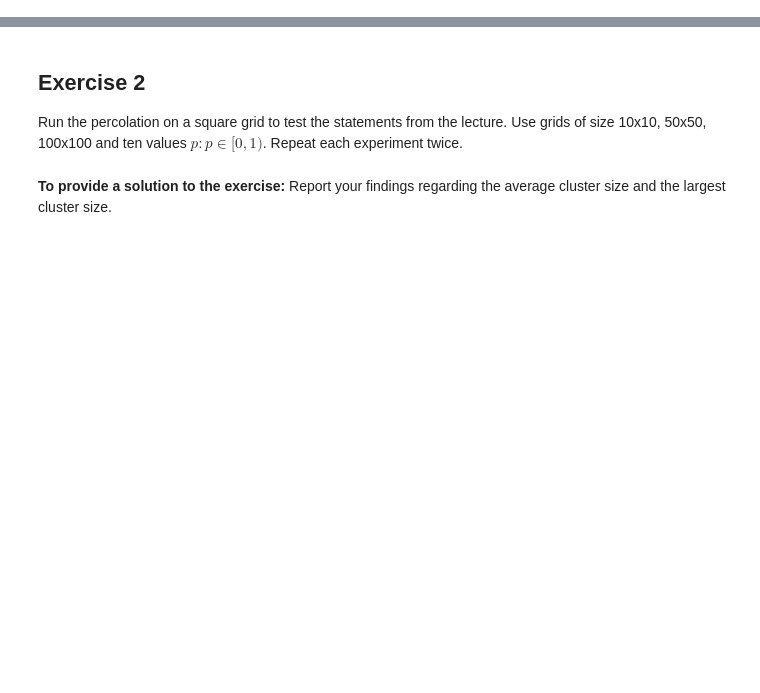
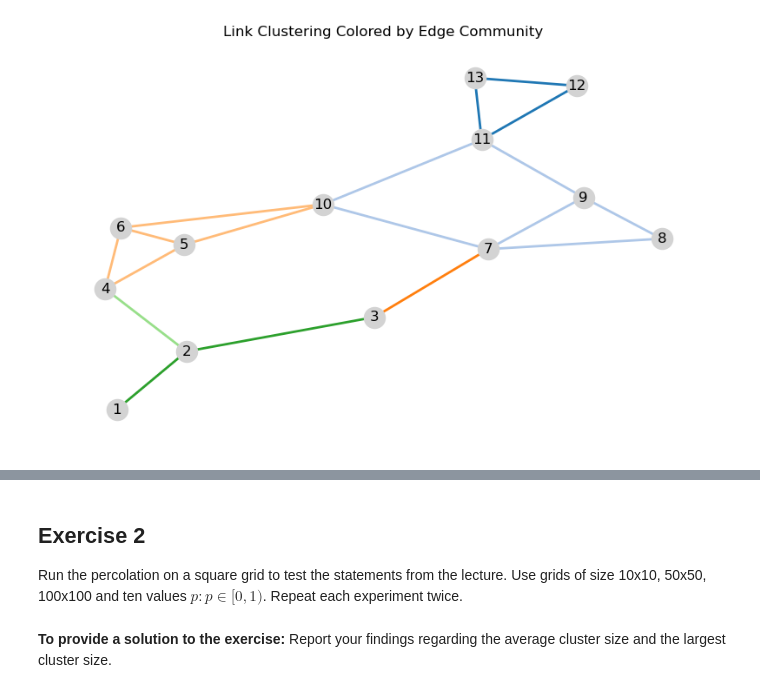
Before and after one commit to flupppi/EiPy, a Jupyter notebook: nbs/02_netana_ex05.ipynb, the cells around one changed output, grey strips where cells are left out. Drawn from its saved outputs; the diff is of its cells as text; code cells hidden in the pictures; blank space fills up the shorter version.

```diff
--- a/nbs/02_netana_ex05.ipynb
+++ b/nbs/02_netana_ex05.ipynb
@@ -17,0 +251,27 @@ Provide the clustering of the links and the weighted clustering of the nodes.
+# %%
+from scipy.cluster.hierarchy import fcluster
+import matplotlib
+edge_clusters = fcluster(Z, t=0.75, criterion='distance')
+
+num_clusters = max(edge_clusters)
+
+cmap = matplotlib.colormaps.get_cmap('tab20')
+
+edge_color_map = [cmap(edge_clusters[i] - 1) for i in range(len(edge_list))]
+# %%
+pos = nx.spring_layout(g, seed=41)  # or another layout
+
+plt.figure(figsize=(10, 6))
+nx.draw_networkx_nodes(g, pos, node_size=300, node_color='lightgray')
+nx.draw_networkx_labels(g, pos)
+
+# Draw edges with cluster-based colors
+nx.draw_networkx_edges(
+    g, pos, edge_color=edge_color_map, width=2
+)
+
+plt.title("Link Clustering Colored by Edge Community")
+plt.axis('off')
+plt.show()
+# %% [output]
+[figure, added]
```
Also changed, not shown: parts of 21 cells of this notebook, 1 other file.
